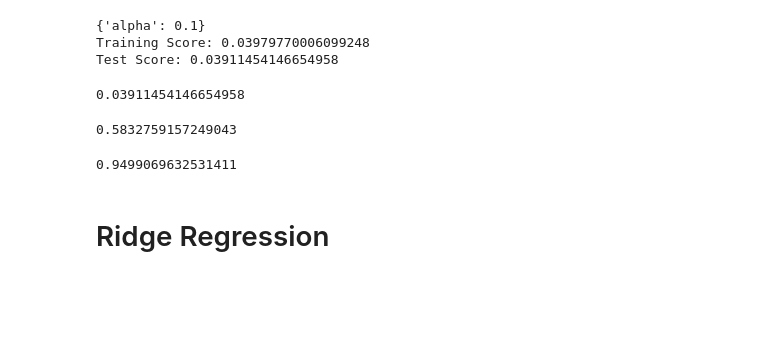
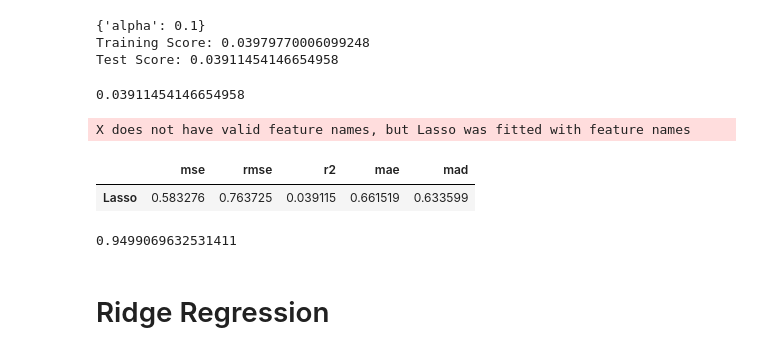
Before and after one commit to Heity94/Compas-recidivism-analysis, a Jupyter notebook: notebooks/Lilit/Final_Random_forest.ipynb, the cells around one changed output. Cells and saved outputs as stored; diff of their text form; code cells hidden in the pictures; blank space fills up the shorter version.

```diff
--- a/notebooks/Lilit/Final_Random_forest.ipynb
+++ b/notebooks/Lilit/Final_Random_forest.ipynb
@@ -374,10 +396,13 @@ lasso.score(X_test, y_test)
 r2_score(y_test, lasso_pred)
 # %% [output]
 0.03911454146654958
-# %%
-mean_squared_error(y_test, lasso_pred)
-# %% [output]
-0.5832759157249043
+# %%
+exp_lasso = dx.Explainer(lasso, X_test, y_test, verbose=False)
+exp_lasso.model_performance().result
+# %% [output]
+X does not have valid feature names, but Lasso was fitted with feature names
+|  | mse | rmse | r2 | mae | mad |
+| Lasso | 0.583276 | 0.763725 | 0.039115 | 0.661519 | 0.633599 |
 # %%
 mean_squared_error(y_test, y_pred, squared=False)
 # %% [output]
```
Also changed, not shown: parts of 14 cells of this notebook.
